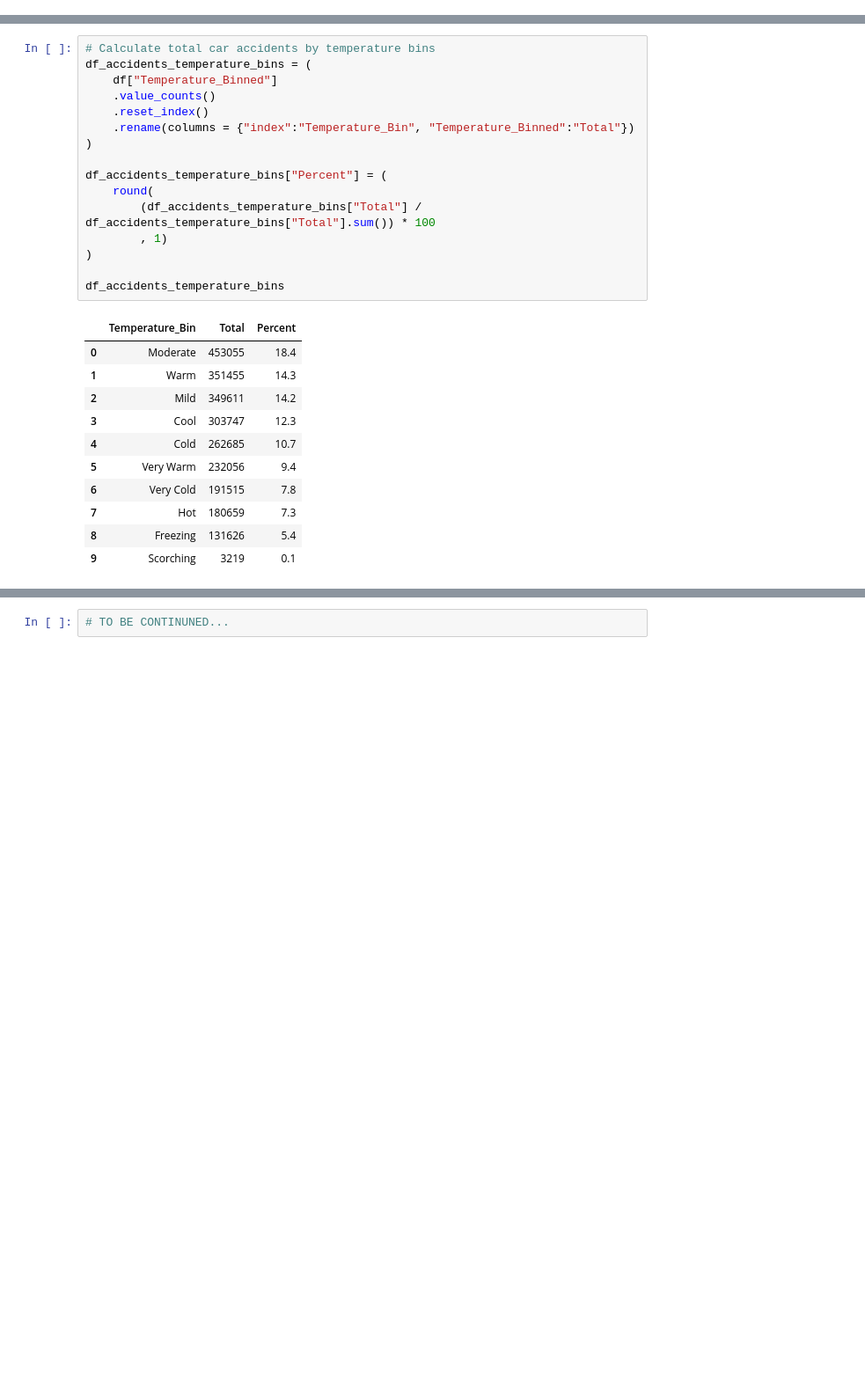
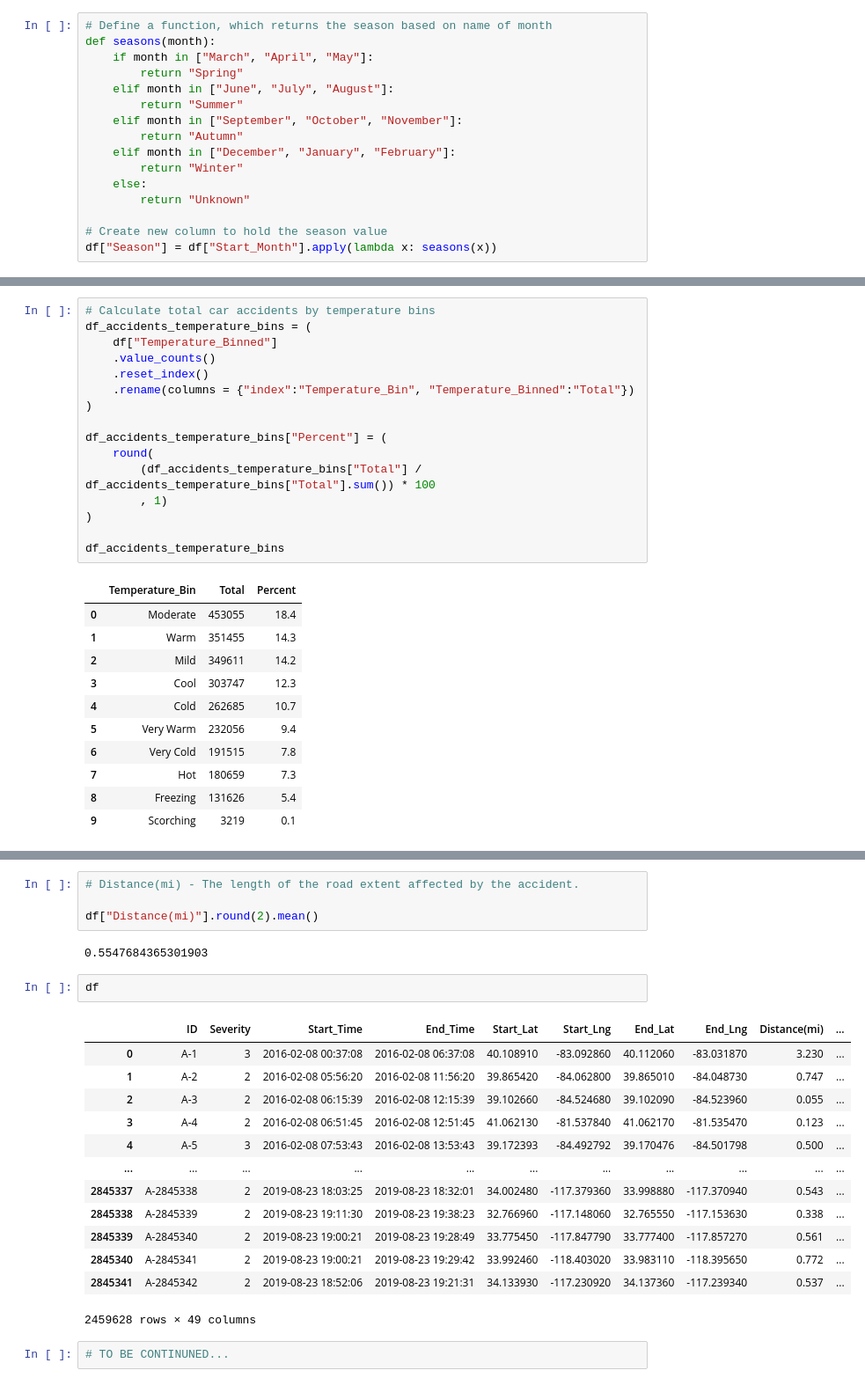
Before and after one commit to lyubol/Exploratory-Data-Analysis, a Jupyter notebook: EDA - US Accidents/US Accidents-checkpoint.ipynb, the cells around one changed output, grey strips where cells are left out. Shown at 88% size. Cells and saved outputs as stored; diff of their text form; blank space fills up the shorter version.

Commit message:
1. Updated Time Analysis; 2. Added Weather Analysis; 3. Started Infrastructure Analysis and Other Analysis

```diff
--- a/EDA - US Accidents/US Accidents-checkpoint.ipynb
+++ b/EDA - US Accidents/US Accidents-checkpoint.ipynb
@@ -742,0 +717,16 @@ Name: Start_Time, Length: 2459628, dtype: object
+# %%
+# Define a function, which returns the season based on name of month
+def seasons(month):
+    if month in ["March", "April", "May"]:
+        return "Spring"
+    elif month in ["June", "July", "August"]:
+        return "Summer"
+    elif month in ["September", "October", "November"]:
+        return "Autumn"
+    elif month in ["December", "January", "February"]:
+        return "Winter"
+    else:
+        return "Unknown"
+
+# Create new column to hold the season value
+df["Season"] = df["Start_Month"].apply(lambda x: seasons(x))
@@ -795,2 +865,24 @@ df["Temperature(C)"].hist(bins=40)
+# %%
+# Distance(mi) - The length of the road extent affected by the accident.
+
+df["Distance(mi)"].round(2).mean()
+# %% [output]
+0.5547684365301903
+# %%
+df
+# %% [output]
+|  | ID | Severity | Start_Time | End_Time | Start_Lat | Start_Lng | End_Lat | End_Lng | Distance(mi) | ... |
+| 0 | A-1 | 3 | 2016-02-08 00:37:08 | 2016-02-08 06:37:08 | 40.108910 | -83.092860 | 40.112060 | -83.031870 | 3.230 | ... |
+| 1 | A-2 | 2 | 2016-02-08 05:56:20 | 2016-02-08 11:56:20 | 39.865420 | -84.062800 | 39.865010 | -84.048730 | 0.747 | ... |
+| 2 | A-3 | 2 | 2016-02-08 06:15:39 | 2016-02-08 12:15:39 | 39.102660 | -84.524680 | 39.102090 | -84.523960 | 0.055 | ... |
+| 3 | A-4 | 2 | 2016-02-08 06:51:45 | 2016-02-08 12:51:45 | 41.062130 | -81.537840 | 41.062170 | -81.535470 | 0.123 | ... |
+| 4 | A-5 | 3 | 2016-02-08 07:53:43 | 2016-02-08 13:53:43 | 39.172393 | -84.492792 | 39.170476 | -84.501798 | 0.500 | ... |
+| ... | ... | ... | ... | ... | ... | ... | ... | ... | ... | ... |
+| 2845337 | A-2845338 | 2 | 2019-08-23 18:03:25 | 2019-08-23 18:32:01 | 34.002480 | -117.379360 | 33.998880 | -117.370940 | 0.543 | ... |
+| 2845338 | A-2845339 | 2 | 2019-08-23 19:11:30 | 2019-08-23 19:38:23 | 32.766960 | -117.148060 | 32.765550 | -117.153630 | 0.338 | ... |
+| 2845339 | A-2845340 | 2 | 2019-08-23 19:00:21 | 2019-08-23 19:28:49 | 33.775450 | -117.847790 | 33.777400 | -117.857270 | 0.561 | ... |
+| 2845340 | A-2845341 | 2 | 2019-08-23 19:00:21 | 2019-08-23 19:29:42 | 33.992460 | -118.403020 | 33.983110 | -118.395650 | 0.772 | ... |
+| 2845341 | A-2845342 | 2 | 2019-08-23 18:52:06 | 2019-08-23 19:21:31 | 34.133930 | -117.230920 | 34.137360 | -117.239340 | 0.537 | ... |
+2459628 rows × 49 columns
 # %%
 # TO BE CONTINUNED...
```
Also changed, not shown: parts of 20 cells of this notebook.
